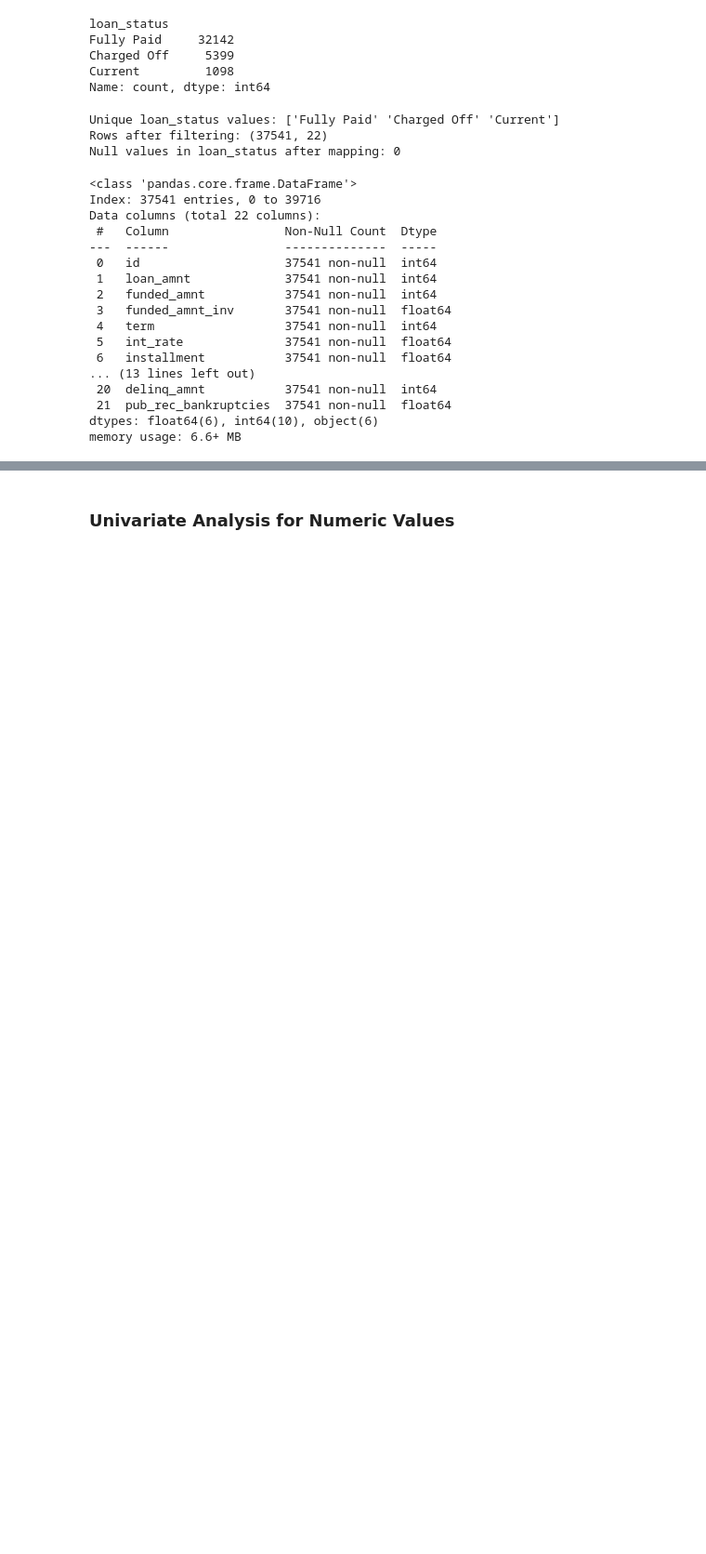
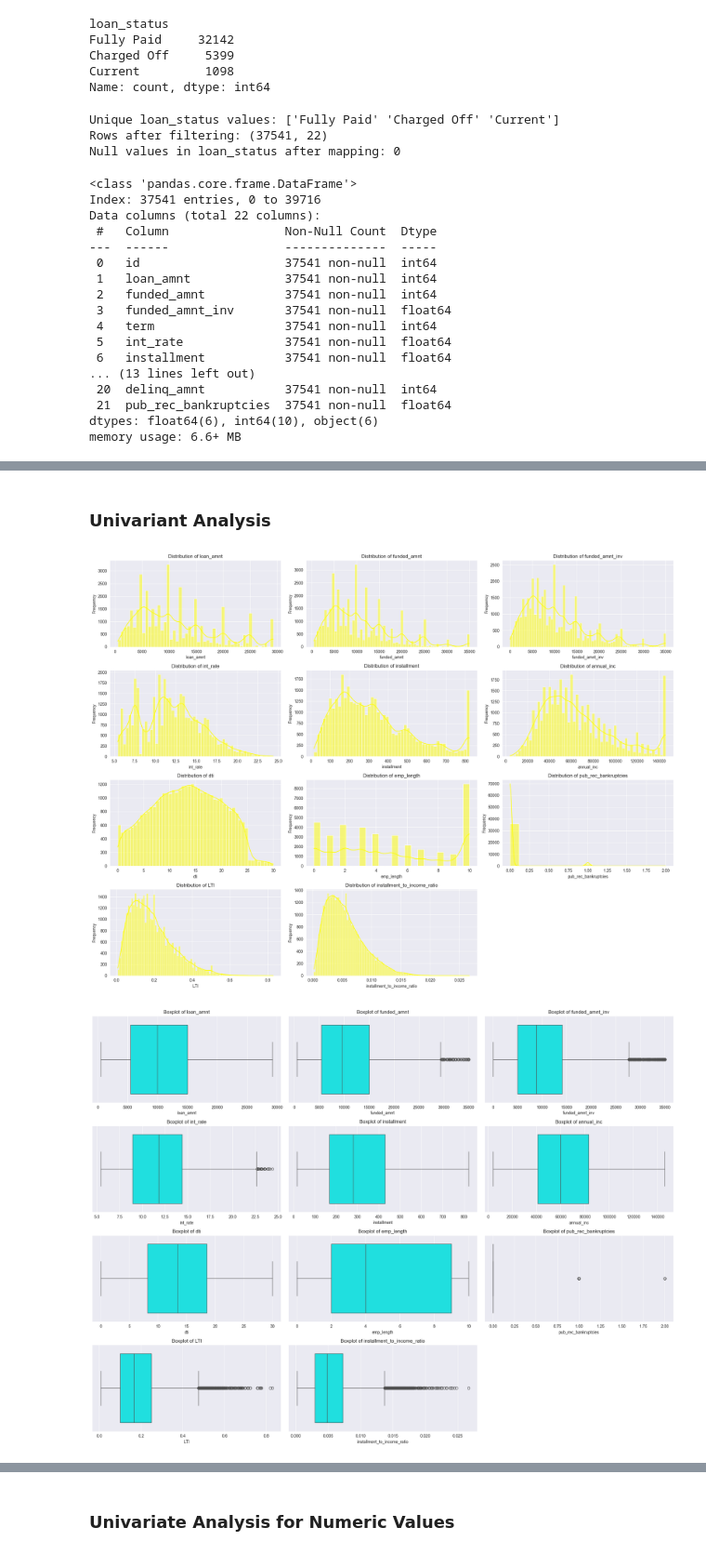
Before and after one commit to muralik31/Lending-Club-Case-Study, a Jupyter notebook: Murali_Krishna_Kondapally.ipynb, the cells around one changed output, grey strips where cells are left out. Shown at 93% size. Saved outputs shown, nothing was run; the diff lists cells and outputs as text; code cells hidden in the pictures; blank space fills up the shorter version.

```diff
--- a/Murali_Krishna_Kondapally.ipynb
+++ b/Murali_Krishna_Kondapally.ipynb
@@ -491,0 +519,5 @@ memory usage: 6.6+ MB
+# %%
+# Capping outliers at the upper bound
+for col in numerical_cols:
+    upper_bound = outlier_summary[col]["Upper Bound"]
+    df_latest[col] = np.where(df_latest[col] > upper_bound, upper_bound, df_latest[col])
@@ -491,0 +526,3 @@ memory usage: 6.6+ MB
+# %%
+# Calculating Loan-to-Income Ratio
+df_latest['LTI'] = df_latest['loan_amnt'] / df_latest['annual_inc']
@@ -491,0 +560,2 @@ memory usage: 6.6+ MB
+# %%
+df_latest['installment_to_income_ratio'] = df_latest['installment'] / df_latest['annual_inc']
@@ -533,0 +645,34 @@ Name: count, dtype: int64
+# %% [markdown]
+### Univariant Analysis
+# %%
+# List of numerical columns
+numerical_cols = [
+    'loan_amnt', 'funded_amnt', 'funded_amnt_inv', 'int_rate', 'installment',
+    'annual_inc', 'dti', 'emp_length', 'pub_rec_bankruptcies', 'LTI',
+    'installment_to_income_ratio'
+]
+
+# Creating grouped histograms
+plt.figure(figsize=(20, 15))
+for i, col in enumerate(numerical_cols, 1):
+    plt.subplot(4, 3, i)  # Adjust grid size (4x3) based on the number of variables
+    sns.histplot(df_latest[col], kde=True, color='yellow')
+    plt.title(f'Distribution of {col}')
+    plt.xlabel(col)
+    plt.ylabel('Frequency')
+plt.tight_layout()
+plt.show()
+
+
+# Creating grouped box plots
+plt.figure(figsize=(20, 15))
+for i, col in enumerate(numerical_cols, 1):
+    plt.subplot(4, 3, i)
+    sns.boxplot(data=df_latest, x=col, color='cyan')
+    plt.title(f'Boxplot of {col}')
+    plt.xlabel(col)
+plt.tight_layout()
+plt.show()
+# %% [output]
+[figure, added]
+[figure, added]
```
Also changed, not shown: parts of 23 cells of this notebook.
